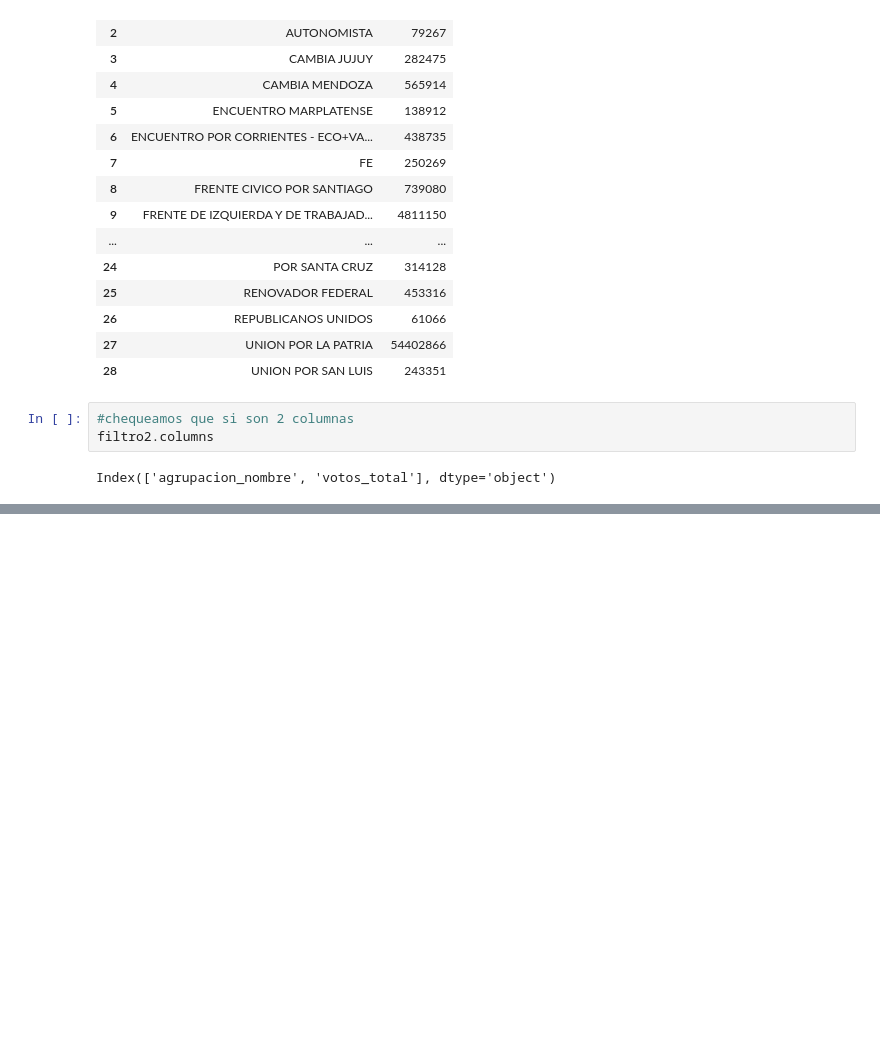
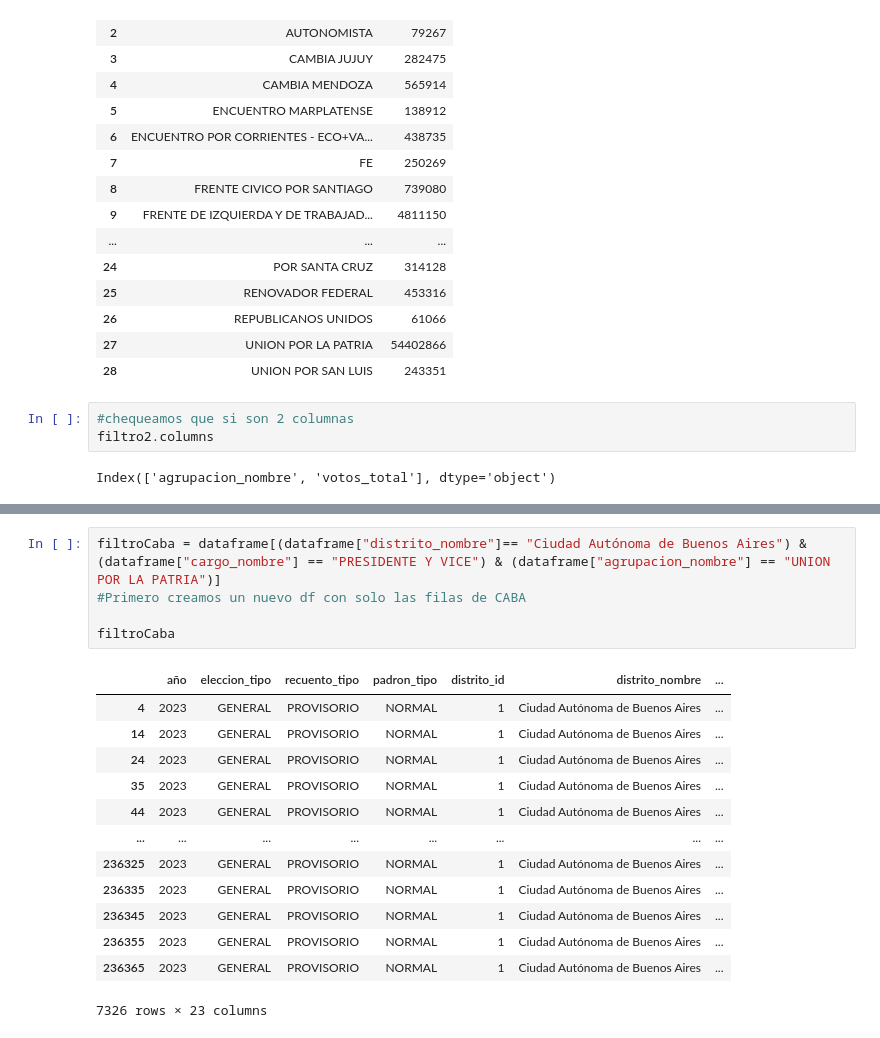
Before and after one commit to Leonel-Moron/TP_M4OP, a Jupyter notebook: Carpeta Prueba/Ejemplo con Resultados.ipynb, the cells around one changed output, grey strips where cells are left out. Saved outputs shown, nothing was run; the diff lists cells and outputs as text; blank space fills up the shorter version.

```diff
--- a/Carpeta Prueba/Ejemplo con Resultados.ipynb
+++ b/Carpeta Prueba/Ejemplo con Resultados.ipynb
@@ -262,0 +282,19 @@ Index(['agrupacion_nombre', 'votos_total'], dtype='object')
+# %%
+filtroCaba = dataframe[(dataframe["distrito_nombre"]== "Ciudad Autónoma de Buenos Aires") & (dataframe["cargo_nombre"] == "PRESIDENTE Y VICE") & (dataframe["agrupacion_nombre"] == "UNION POR LA PATRIA")]
+#Primero creamos un nuevo df con solo las filas de CABA
+
+filtroCaba
+# %% [output]
+|  | año | eleccion_tipo | recuento_tipo | padron_tipo | distrito_id | distrito_nombre | ... |
+| 4 | 2023 | GENERAL | PROVISORIO | NORMAL | 1 | Ciudad Autónoma de Buenos Aires | ... |
+| 14 | 2023 | GENERAL | PROVISORIO | NORMAL | 1 | Ciudad Autónoma de Buenos Aires | ... |
+| 24 | 2023 | GENERAL | PROVISORIO | NORMAL | 1 | Ciudad Autónoma de Buenos Aires | ... |
+| 35 | 2023 | GENERAL | PROVISORIO | NORMAL | 1 | Ciudad Autónoma de Buenos Aires | ... |
+| 44 | 2023 | GENERAL | PROVISORIO | NORMAL | 1 | Ciudad Autónoma de Buenos Aires | ... |
+| ... | ... | ... | ... | ... | ... | ... | ... |
+| 236325 | 2023 | GENERAL | PROVISORIO | NORMAL | 1 | Ciudad Autónoma de Buenos Aires | ... |
+| 236335 | 2023 | GENERAL | PROVISORIO | NORMAL | 1 | Ciudad Autónoma de Buenos Aires | ... |
+| 236345 | 2023 | GENERAL | PROVISORIO | NORMAL | 1 | Ciudad Autónoma de Buenos Aires | ... |
+| 236355 | 2023 | GENERAL | PROVISORIO | NORMAL | 1 | Ciudad Autónoma de Buenos Aires | ... |
+| 236365 | 2023 | GENERAL | PROVISORIO | NORMAL | 1 | Ciudad Autónoma de Buenos Aires | ... |
+7326 rows × 23 columns
```
Also changed, not shown: parts of 17 cells of this notebook.
